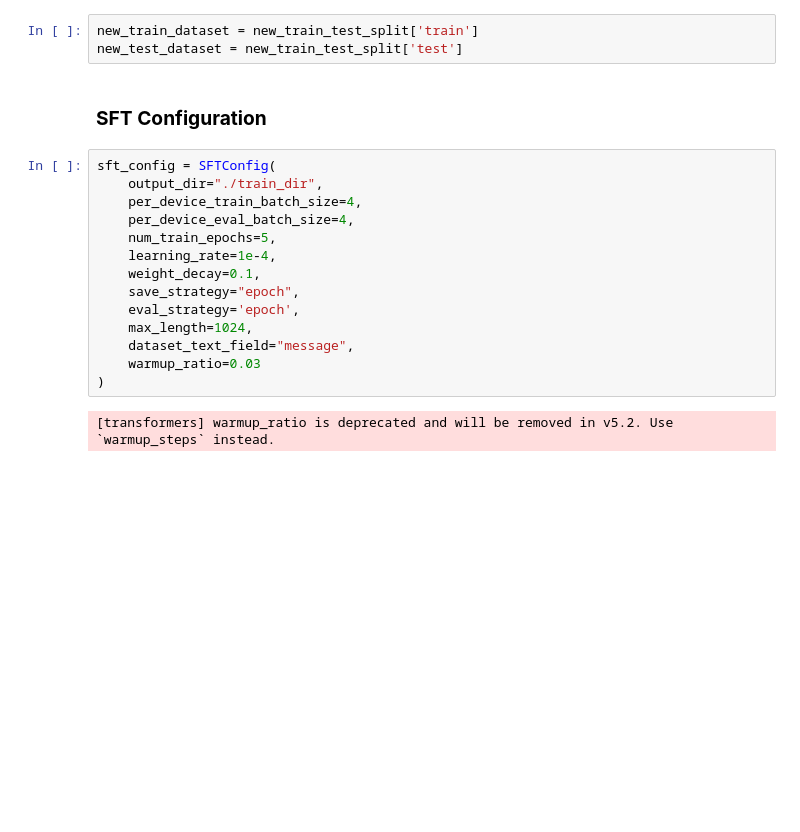
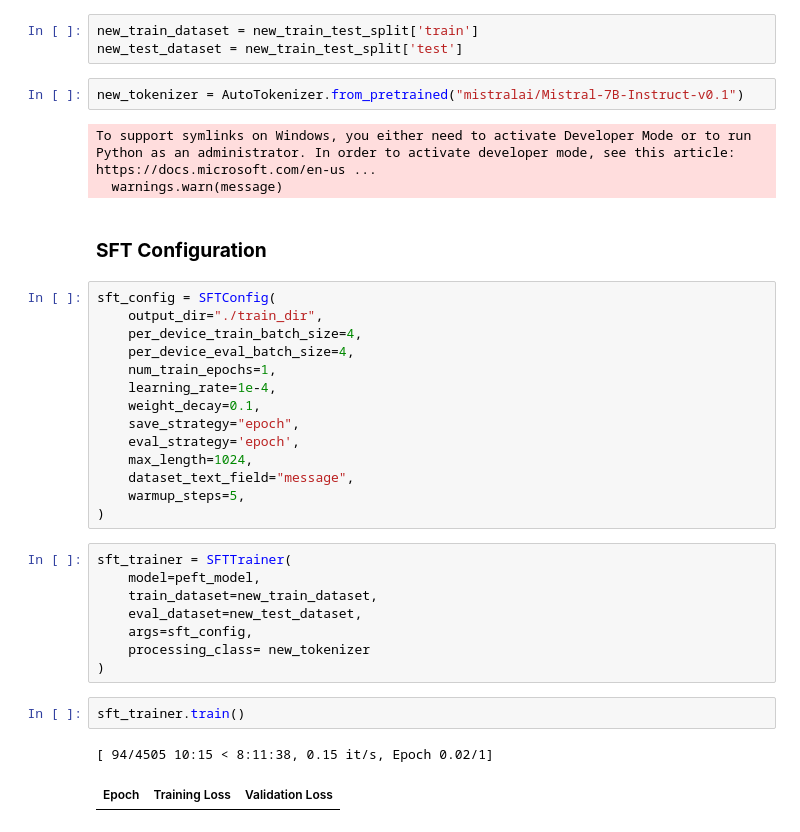
Before and after one commit to VishSeran/instruction-finetune-facebook-opt-350m, a Jupyter notebook: facebook-opt-350m-instruction-fine-tune.ipynb, the cells around one changed output. Cells and saved outputs as stored; diff of their text form; blank space fills up the shorter version.

Commit message:
new sft train updated

```diff
--- a/facebook-opt-350m-instruction-fine-tune.ipynb
+++ b/facebook-opt-350m-instruction-fine-tune.ipynb
@@ -498,6 +498,11 @@ new_train_test_split = dataset_new['train'].train_test_split(test_size=0.1, seed
 # %%
 new_train_dataset = new_train_test_split['train']
 new_test_dataset = new_train_test_split['test']
+# %%
+new_tokenizer = AutoTokenizer.from_pretrained("mistralai/Mistral-7B-Instruct-v0.1")
+# %% [output]
+To support symlinks on Windows, you either need to activate Developer Mode or to run Python as an administrator. In order to activate developer mode, see this article: https://docs.microsoft.com/en-us ...
+  warnings.warn(message)
 # %% [markdown]
 ### **SFT Configuration**
 # %%
@@ -505,14 +510,25 @@ sft_config = SFTConfig(
     output_dir="./train_dir",
     per_device_train_batch_size=4,
     per_device_eval_batch_size=4,
-    num_train_epochs=5,
+    num_train_epochs=1,
     learning_rate=1e-4,
     weight_decay=0.1,
     save_strategy="epoch",
     eval_strategy='epoch',
     max_length=1024,
     dataset_text_field="message",
-    warmup_ratio=0.03
+    warmup_steps=5,
 )
-# %% [output]
-[transformers] warmup_ratio is deprecated and will be removed in v5.2. Use `warmup_steps` instead.
+# %%
+sft_trainer = SFTTrainer(
+    model=peft_model,
+    train_dataset=new_train_dataset,
+    eval_dataset=new_test_dataset,
+    args=sft_config,
+    processing_class= new_tokenizer
+)
+# %%
+sft_trainer.train()
+# %% [output]
+[ 94/4505 10:15 < 8:11:38, 0.15 it/s, Epoch 0.02/1]
+| Epoch | Training Loss | Validation Loss |
```
